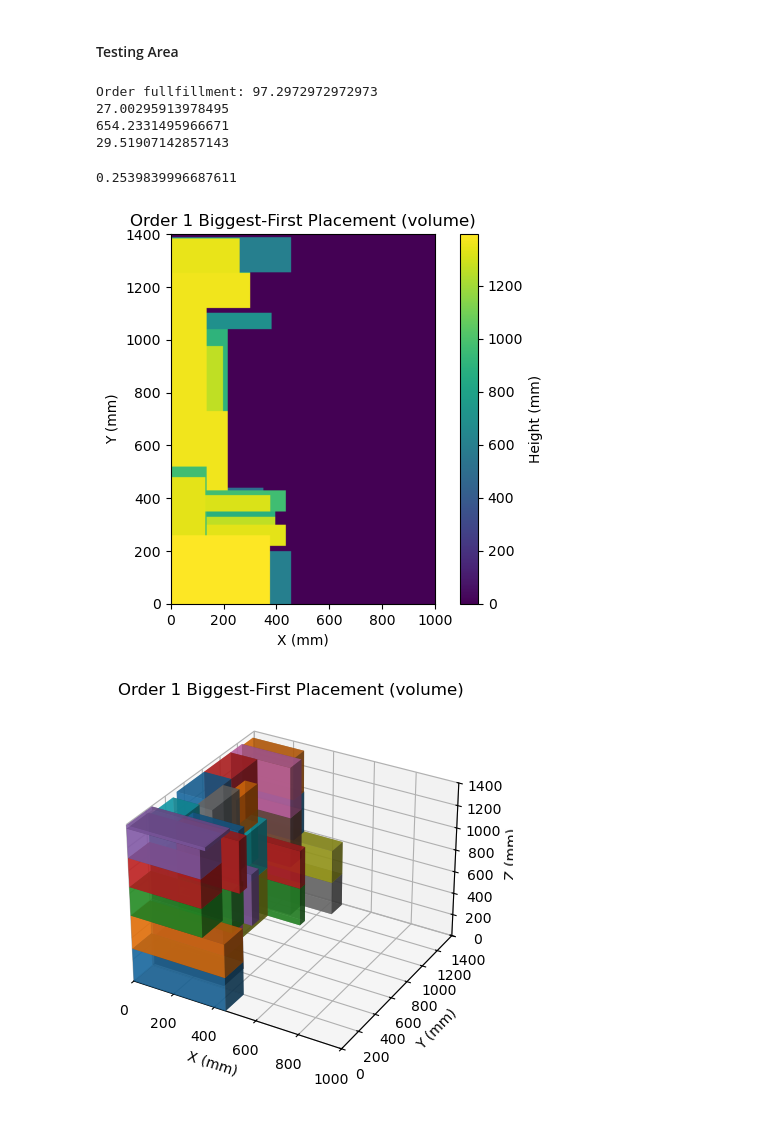
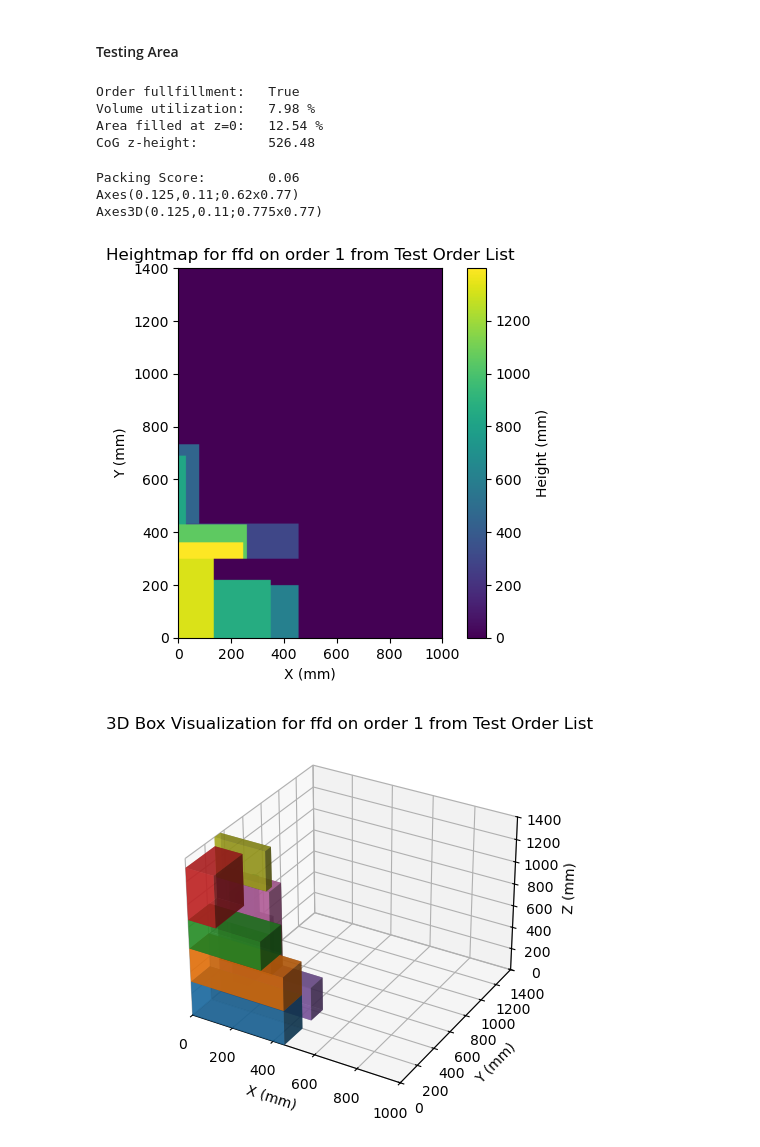
Before and after one commit to xXxCodeSlayerxXx/thesis, a Jupyter notebook: boxoptimizer.ipynb, the cells around one changed output. Cells and saved outputs as stored; diff of their text form; code cells hidden in the pictures.

Commit message:
added test order list, various cleanup, and added best fit decreasing first draft

```diff
--- a/boxoptimizer.ipynb
+++ b/boxoptimizer.ipynb
@@ -62,7 +63,7 @@ class Pallet:
         # Unpack box dimensions
         dx, dy, dz = box_dims
 
-        # Make sure x and y are ints so we don't get partial millimeters from the model
+        # Make sure x and y are ints, so we don't get partial millimeters from the model
         x = int(x)
         y = int(y)
 
@@ -129,19 +130,19 @@ class Pallet:
                 used_area_acc += box_area
 
         # Return used/total ratio * 100 (percentage)
-        return used_area_acc / total_area * 100
+        return round(used_area_acc / total_area * 100, 2)
 
     # Pallet metrics and visualization methods
     def get_max_height(self):                                                   # Max height of boxes on the pallet, value to optimize for
         return np.max(self.heightmap)
 
-    def check_order_fullfillment(self, order):                                  # Check if all boxes in an order are placed on the pallet, if not, returns the percentage
+    def check_order_fullfillment(self, orderID, order_df):                      # Check if all boxes in an order are placed on the pallet, if not, returns the percentage
         placed_box_count = self.count_boxes()
-        required_box_count = len(get_box_list_from_order(order))
+        required_box_count = len(get_box_list_from_order(orderID, order_df))
         if placed_box_count >= required_box_count:
             return True
         else:
-            return placed_box_count / required_box_count * 100
+            return round(placed_box_count / required_box_count * 100, 2)
 
     def visualize_heightmap(self, title, ax=None):                              # Visualize the heightmap and return as axis object
         # If no axis object is provided, create a new one
@@ -190,7 +191,7 @@ class Pallet:
             box_v = box['dx'] * box['dy'] * box['dz']
             occupied_volume += box_v
 
-        return occupied_volume / total_volume * 100
+        return round(occupied_volume / total_volume * 100, 2)
 
     def get_center_of_gravity_z(self):                                          # Return the height of the average position of box volume on the pallet (as a proxy for mass, which we have no data about)
         # Initialize accumulators for total box volume and the volume-height product
@@ -211,7 +212,7 @@ class Pallet:
             return -1
 
         # Take total volume component back out of score to get representation of height of center of gravity
-        return volume_at_height_acc / total_box_volume_acc
+        return round(volume_at_height_acc / total_box_volume_acc, 2)
 
     def get_packing_score(self):                                                # Calculate score (0-1, higher is better) based on per-layer utilization, each level counting less (100% at the bottom to 0% at the top of used space)
         # Initialize consideration ceiling and scores list
@@ -225,7 +226,7 @@ class Pallet:
             scores += [layer_use_percent] * score_factor
 
         mean_score = float(np.mean(scores))
-        return mean_score / 100
+        return round(mean_score / 100, 3)
 
     # ML-related methods
     def get_observation(self, scale_factor=ML_OBSERVATION_SCALE_FACTOR):        # Get a downscaled resolution view of the height map for ML
@@ -431,48 +484,19 @@ def plot_random_performance(trials, max_max_attempts, step):
 # %% [markdown]
 #### Testing Area
 # %%
-# boxid = 1
-# x, y, z, a, v = get_box_properties_from_id(boxid)
-# print(f"Sizes of box {boxid}: X = {x}, Y = {y}, Z = {z}, A = {a}, V = {v}")
+current_order_df = test_orders
+current_orderID = 1
+current_algo = "ffd"
 
-# orderid = 1
-# box_list = get_box_list_from_order(orderid)
-# criterion = "volume"
-# print(f"Box list for order {orderid}: {box_list}")
-# print(f"Same list sorted by box {criterion}: {sort_order_by_size(box_list)}")
-
-# first = Pallet()
-# place_boxes_random(first, num_boxes=100, box_size_range=(100, 400))
-# first.visualize_heightmap("Random")
-# first.visualize_boxes("Random")
-
-# second = Pallet()
-# orderid = 1
-# box_list = get_box_list_from_order(orderid)
-# place_order_random(second, box_list, max_attempts=100)
-# second.visualize_heightmap(f"Order {orderid} Random Placement")
-# second.visualize_boxes(f"Order {orderid} Random Placement")
-
-# plot_random_performance(100, 1000, 50)
-
-pallet = process_order(2, algo="ffd", criterion="v")
-print(f"Order fullfillment: {pallet.check_order_fullfillment(1)}")
-pallet.visualize_heightmap(f"Order 1 Biggest-First Placement (volume)")
-pallet.visualize_boxes(f"Order 1 Biggest-First Placement (volume)")
-
-# pallet = Pallet()
-# place_random_boxes(pallet, 1000, (100, 250))
-# pallet.visualize_heightmap(f"Random pallet")
-# pallet.visualize_boxes(f"Random pallet")
-print(pallet.get_volume_utilization())
-print(pallet.get_center_of_gravity_z())
-print(pallet.get_area_usage_at_z(0))
-print(pallet.get_packing_score())
+pallet = process_order(current_orderID, algo=current_algo, order_df=current_order_df)
+show_pallet_results(pallet, current_algo, current_orderID, current_order_df)
 # %% [output]
-Order fullfillment: 97.2972972972973
-27.00295913978495
-654.2331495966671
-29.51907142857143
+Order fullfillment:   True
+Volume utilization:   7.98 %
+Area filled at z=0:   12.54 %
+CoG z-height:         526.48
-0.2539839996687611
+Packing Score:        0.06
+Axes(0.125,0.11;0.62x0.77)
+Axes3D(0.125,0.11;0.775x0.77)
-[figure, old version]
+[figure, new version]
-[figure, old version]
+[figure, new version]
```
Also changed, not shown: parts of 3 cells of this notebook, 1 other file.
